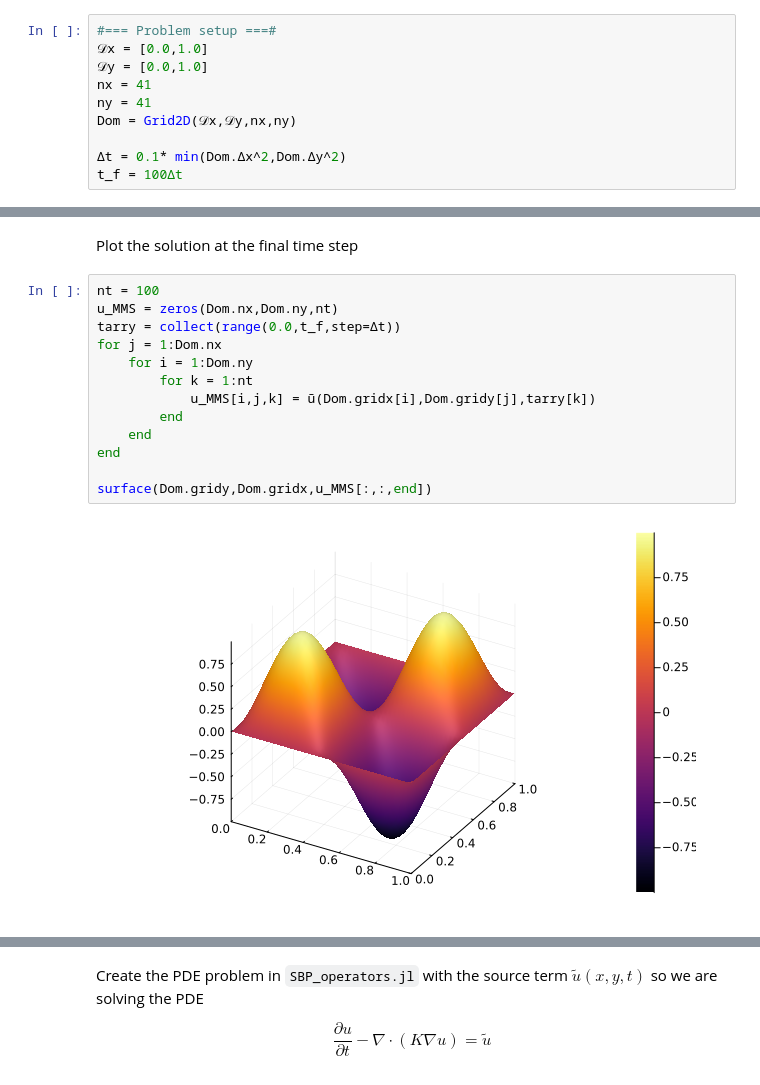
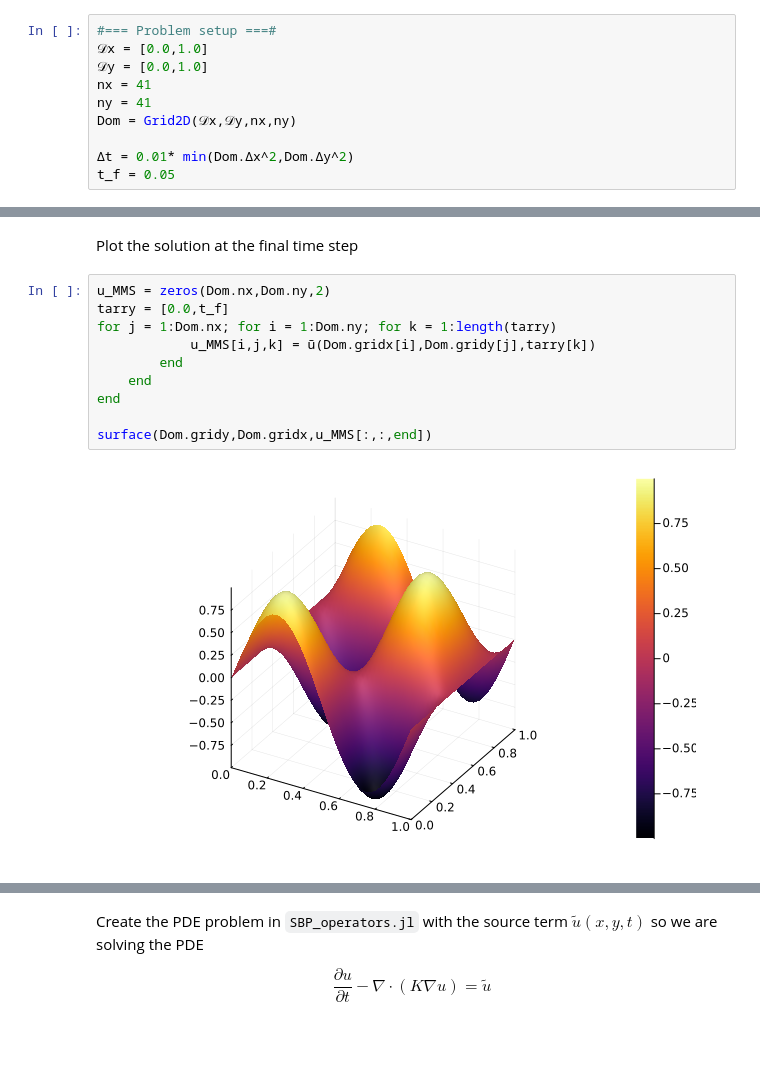
Before and after one commit to Spiffmeister/FaADE.jl, a Jupyter notebook: testing/MMS/2DMMSTest.ipynb, the cells around one changed output, grey strips where cells are left out. Saved outputs shown, nothing was run; the diff lists cells and outputs as text; blank space fills up the shorter version.

```diff
--- a/testing/MMS/2DMMSTest.ipynb
+++ b/testing/MMS/2DMMSTest.ipynb
@@ -15,6 +17,6 @@ nx = 41
 ny = 41
 Dom = Grid2D(𝒟x,𝒟y,nx,ny)
 
-Δt = 0.1* min(Dom.Δx^2,Dom.Δy^2)
-t_f = 100Δt
+Δt = 0.01* min(Dom.Δx^2,Dom.Δy^2)
+t_f = 0.05
 # %% [output]
@@ -49,17 +57,14 @@ F (generic function with 1 method)
 # %% [markdown]
 Plot the solution at the final time step
 # %%
-nt = 100
-u_MMS = zeros(Dom.nx,Dom.ny,nt)
-tarry = collect(range(0.0,t_f,step=Δt))
-for j = 1:Dom.nx
-    for i = 1:Dom.ny
-        for k = 1:nt
+u_MMS = zeros(Dom.nx,Dom.ny,2)
+tarry = [0.0,t_f]
+for j = 1:Dom.nx; for i = 1:Dom.ny; for k = 1:length(tarry)
             u_MMS[i,j,k] = ũ(Dom.gridx[i],Dom.gridy[j],tarry[k])
         end
     end
 end
 
 surface(Dom.gridy,Dom.gridx,u_MMS[:,:,end])
 # %% [output]
-[figure, old version]
+[figure, new version]
```
Also changed, not shown: parts of 8 cells of this notebook, 2 other files.
